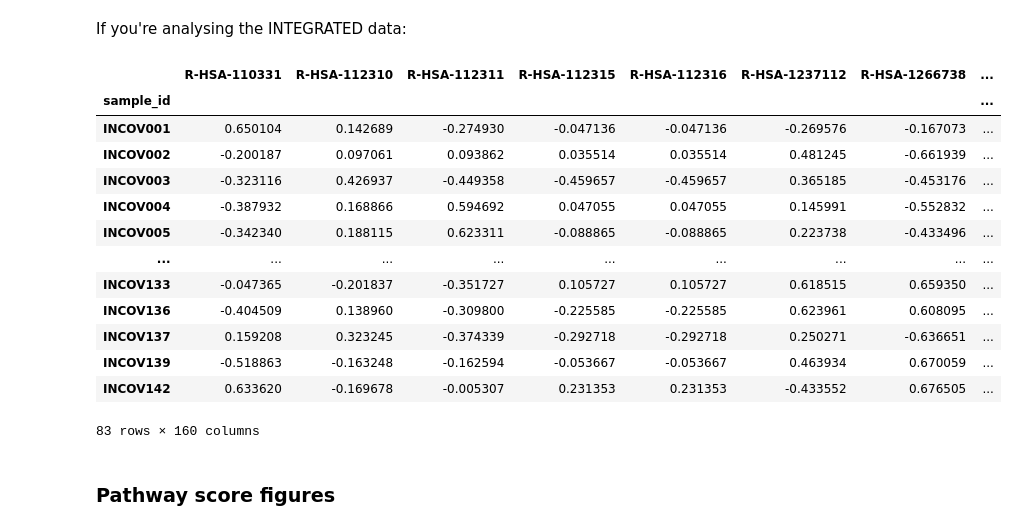
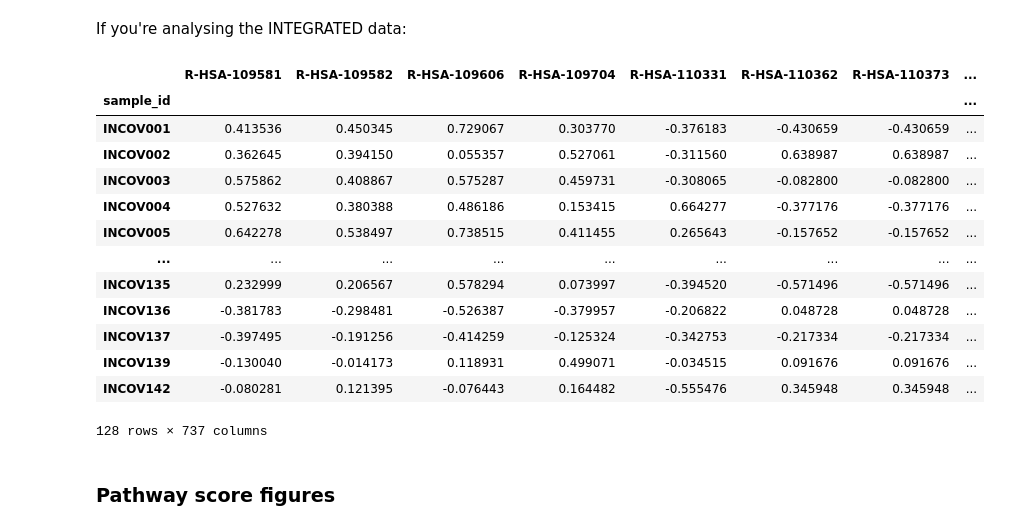
Before and after one commit to j-keung/multiomics-pathway-analysis, a Jupyter notebook: main_scripts/main_workflow.ipynb, the cells around one changed output. Drawn from its saved outputs; the diff is of its cells as text; code cells hidden in the pictures.

```diff
--- a/main_scripts/main_workflow.ipynb
+++ b/main_scripts/main_workflow.ipynb
@@ -22,11 +22,11 @@ import networkx as nx
 #df = pd.read_csv('Data/Su_COVID_proteomics_processed.csv', index_col=0)
 # %%
 #Load the common cases dataset
-df = pd.read_csv('Data/Su_COVID_metabolomics_processed_commoncases.csv', index_col=0)
+#df = pd.read_csv('../Data/Su_COVID_metabolomics_processed_commoncases.csv', index_col=0)
 
-#df = pd.read_csv('Data/Su_COVID_proteomics_processed_commoncases.csv', index_col=0)
+#df = pd.read_csv('../Data/Su_COVID_proteomics_processed_commoncases.csv', index_col=0)
 
-#df = pd.read_csv("Data/Su_integrated_data.csv", index_col=0)
+df = pd.read_csv("../Data/Su_integrated_data.csv", index_col=0)
 # %% [markdown]
 ### FOR DATA INTEGRATION STEP OR IF COMPARING BY CASE SEVERITY
 ### Subset the data to common samples
@@ -270,25 +314,25 @@ reactome_pathways = sspa.process_reactome('Homo sapiens', infile = 'Data/UniProt
 If you're analysing the INTEGRATED data:
 # %%
 #Concatenated the pathways in a separate script
-reactome_pathways = pd.read_csv("Data/Reactome_multi_omics_ChEBI_Uniprot.csv", index_col=0,dtype="str") #Dtype warning because in some columns, some values are in string format whereas some are in integer format, that's why I specify dtype="str"
+reactome_pathways = pd.read_csv("../Data/Reactome_multi_omics_ChEBI_Uniprot.csv", index_col=0,dtype="str") #Dtype warning because in some columns, some values are in string format whereas some are in integer format, that's why I specify dtype="str"
 # %%
-#kpca_scores = sspa.sspa_kpca(df.iloc[:,:-2], reactome_pathways)
-kpca_scores = sspa.sspa_kpca(df_severe, reactome_pathways)
+kpca_scores = sspa.sspa_kpca(df.iloc[:,:-2], reactome_pathways)
+#kpca_scores = sspa.sspa_kpca(df_severe, reactome_pathways)
 kpca_scores
 # %% [output]
-|  | R-HSA-110331 | R-HSA-112310 | R-HSA-112311 | R-HSA-112315 | R-HSA-112316 | R-HSA-1237112 | R-HSA-1266738 | ... |
+|  | R-HSA-109581 | R-HSA-109582 | R-HSA-109606 | R-HSA-109704 | R-HSA-110331 | R-HSA-110362 | R-HSA-110373 | ... |
 | sample_id |  |  |  |  |  |  |  | ... |
-| INCOV001 | 0.650104 | 0.142689 | -0.274930 | -0.047136 | -0.047136 | -0.269576 | -0.167073 | ... |
-| INCOV002 | -0.200187 | 0.097061 | 0.093862 | 0.035514 | 0.035514 | 0.481245 | -0.661939 | ... |
-| INCOV003 | -0.323116 | 0.426937 | -0.449358 | -0.459657 | -0.459657 | 0.365185 | -0.453176 | ... |
-| INCOV004 | -0.387932 | 0.168866 | 0.594692 | 0.047055 | 0.047055 | 0.145991 | -0.552832 | ... |
-| INCOV005 | -0.342340 | 0.188115 | 0.623311 | -0.088865 | -0.088865 | 0.223738 | -0.433496 | ... |
+| INCOV001 | 0.413536 | 0.450345 | 0.729067 | 0.303770 | -0.376183 | -0.430659 | -0.430659 | ... |
+| INCOV002 | 0.362645 | 0.394150 | 0.055357 | 0.527061 | -0.311560 | 0.638987 | 0.638987 | ... |
+| INCOV003 | 0.575862 | 0.408867 | 0.575287 | 0.459731 | -0.308065 | -0.082800 | -0.082800 | ... |
+| INCOV004 | 0.527632 | 0.380388 | 0.486186 | 0.153415 | 0.664277 | -0.377176 | -0.377176 | ... |
+| INCOV005 | 0.642278 | 0.538497 | 0.738515 | 0.411455 | 0.265643 | -0.157652 | -0.157652 | ... |
 | ... | ... | ... | ... | ... | ... | ... | ... | ... |
-| INCOV133 | -0.047365 | -0.201837 | -0.351727 | 0.105727 | 0.105727 | 0.618515 | 0.659350 | ... |
-| INCOV136 | -0.404509 | 0.138960 | -0.309800 | -0.225585 | -0.225585 | 0.623961 | 0.608095 | ... |
-| INCOV137 | 0.159208 | 0.323245 | -0.374339 | -0.292718 | -0.292718 | 0.250271 | -0.636651 | ... |
-| INCOV139 | -0.518863 | -0.163248 | -0.162594 | -0.053667 | -0.053667 | 0.463934 | 0.670059 | ... |
-| INCOV142 | 0.633620 | -0.169678 | -0.005307 | 0.231353 | 0.231353 | -0.433552 | 0.676505 | ... |
+| INCOV135 | 0.232999 | 0.206567 | 0.578294 | 0.073997 | -0.394520 | -0.571496 | -0.571496 | ... |
+| INCOV136 | -0.381783 | -0.298481 | -0.526387 | -0.379957 | -0.206822 | 0.048728 | 0.048728 | ... |
+| INCOV137 | -0.397495 | -0.191256 | -0.414259 | -0.125324 | -0.342753 | -0.217334 | -0.217334 | ... |
+| INCOV139 | -0.130040 | -0.014173 | 0.118931 | 0.499071 | -0.034515 | 0.091676 | 0.091676 | ... |
+| INCOV142 | -0.080281 | 0.121395 | -0.076443 | 0.164482 | -0.555476 | 0.345948 | 0.345948 | ... |
-83 rows × 160 columns
+128 rows × 737 columns
 # %%
 #Convert pathway ID to name
```
Also changed, not shown: parts of 10 cells of this notebook, 1 other file.
